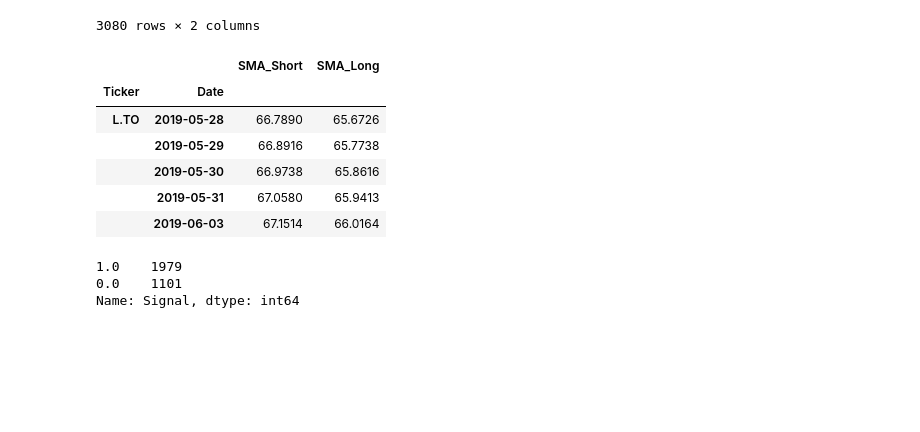
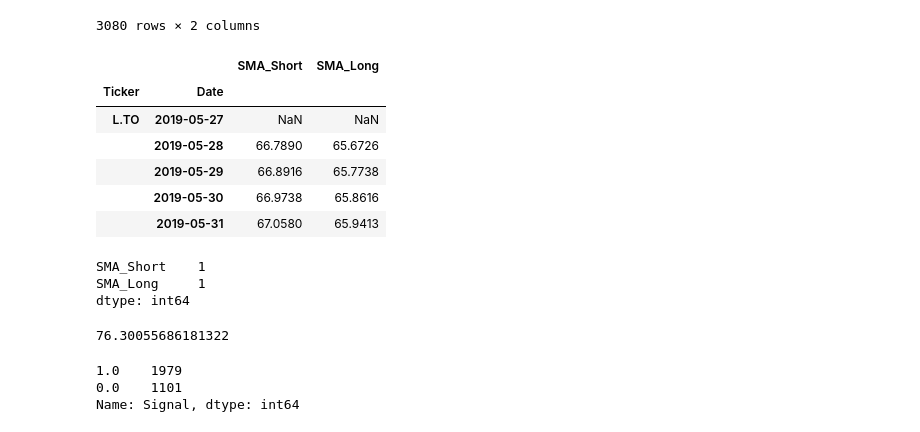
Before and after one commit to tyedem/Machine-Learning-Trader, a Jupyter notebook: Machine_Learning_Trader.ipynb, the cells around one changed output. Cells and saved outputs as stored; diff of their text form; code cells hidden in the pictures; blank space fills up the shorter version.

```diff
--- a/Machine_Learning_Trader.ipynb
+++ b/Machine_Learning_Trader.ipynb
@@ -362,16 +362,26 @@ from sklearn.ensemble import RandomForestClassifier
 from sklearn.metrics import mean_squared_error,confusion_matrix, classification_report
 # %%
 # Assign a copy of the sma_fast and sma_slow columns to a features DataFrame called X
-X = pd.DataFrame(signals_df[:][['SMA_Short', 'SMA_Long']]).shift().dropna().copy()
+X = pd.DataFrame(signals_df[:][['SMA_Short', 'SMA_Long']]).shift().copy()
 # X = signals_df[:][['SMA_Short', 'SMA_Long']].copy()
 # X = X.shift().dropna()
 # Review the DataFrame
 X.head()
 # %% [output]
 |  |  | SMA_Short | SMA_Long |
 | Ticker | Date |  |  |
-| L.TO | 2019-05-28 | 66.7890 | 65.6726 |
+| L.TO | 2019-05-27 | NaN | NaN |
+|  | 2019-05-28 | 66.7890 | 65.6726 |
 |  | 2019-05-29 | 66.8916 | 65.7738 |
 |  | 2019-05-30 | 66.9738 | 65.8616 |
 |  | 2019-05-31 | 67.0580 | 65.9413 |
-|  | 2019-06-03 | 67.1514 | 66.0164 |
+# %%
+X.isnull().sum()
+# %% [output]
+SMA_Short    1
+SMA_Long     1
+dtype: int64
+# %%
+X['SMA_Short'].mean()
+# %% [output]
+76.30055686181322
```
Also changed, not shown: parts of 10 cells of this notebook.
